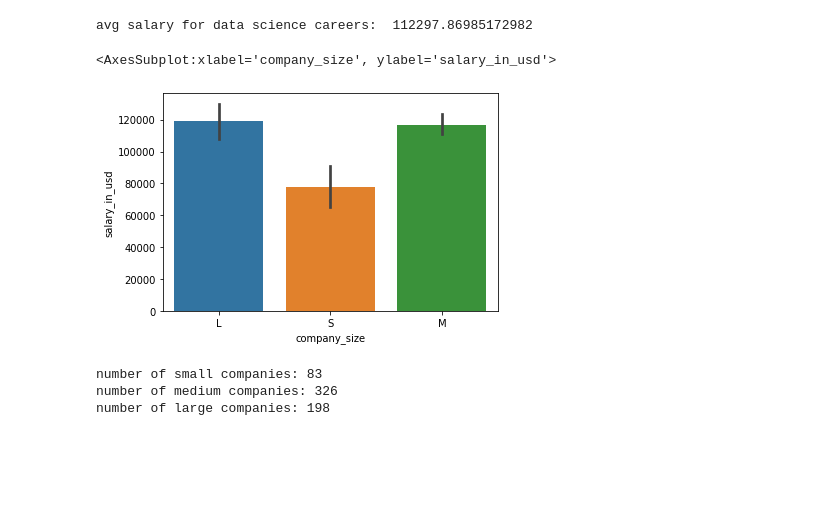
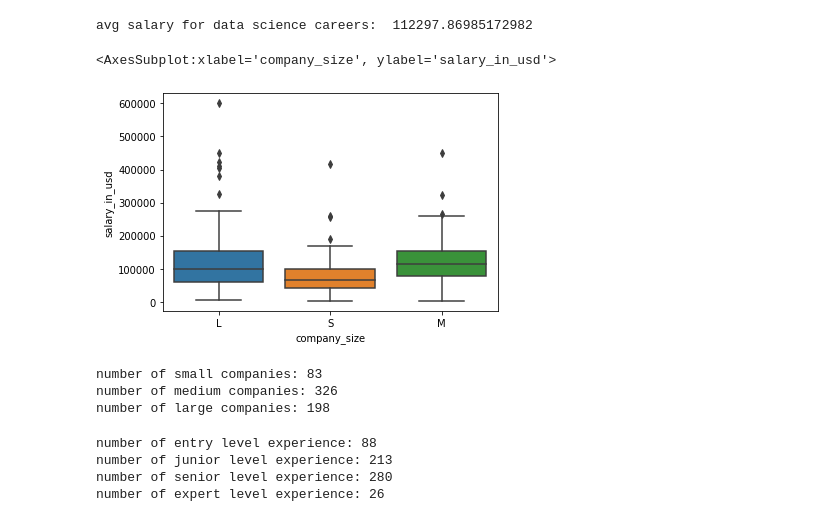
Before and after one commit to vic-lai/HtH_Build_Summer_2022, a Jupyter notebook: Finding-an-Interesting-Dataset-viclai/DS_Careers.ipynb, the cells around one changed output. Cells and saved outputs as stored; diff of their text form; code cells hidden in the pictures; blank space fills up the shorter version.

```diff
--- a/Finding-an-Interesting-Dataset-viclai/DS_Careers.ipynb
+++ b/Finding-an-Interesting-Dataset-viclai/DS_Careers.ipynb
@@ -75,10 +75,10 @@ avg salary for data science careers:  112297.86985172982
 # %%
 # 5 | Do bigger companies have a higher salary on average?
 
-sns.barplot(x = ds_salary_data['company_size'], y = ds_salary_data['salary_in_usd'])
+sns.boxplot(x = ds_salary_data['company_size'], y = ds_salary_data['salary_in_usd'])
 # %% [output]
 <AxesSubplot:xlabel='company_size', ylabel='salary_in_usd'>
-[figure, old version]
+[figure, new version]
 # %%
 # 6 | How large are data science companies on average?
 
@@ -91,4 +91,15 @@ number of small companies: 83
 number of medium companies: 326
 number of large companies: 198
 # %%
-# 7 | Does experience level affect the size of the company that you work at?
+# 7 | Do most jobs require a lot of experience?
+
+entry = ds_salary_data[ds_salary_data['experience_level']=='EN'].shape[0]
+junior = ds_salary_data[ds_salary_data['experience_level']=='MI'].shape[0]
+senior = ds_salary_data[ds_salary_data['experience_level']=='SE'].shape[0]
+expert = ds_salary_data[ds_salary_data['experience_level']=='EX'].shape[0]
+print("number of entry level experience:", entry, "\nnumber of junior level experience:", junior, "\nnumber of senior level experience:", senior, "\nnumber of expert level experience:", expert)
+# %% [output]
+number of entry level experience: 88
+number of junior level experience: 213
+number of senior level experience: 280
+number of expert level experience: 26
```
Also changed, not shown: parts of 3 cells of this notebook, 1 other file.
